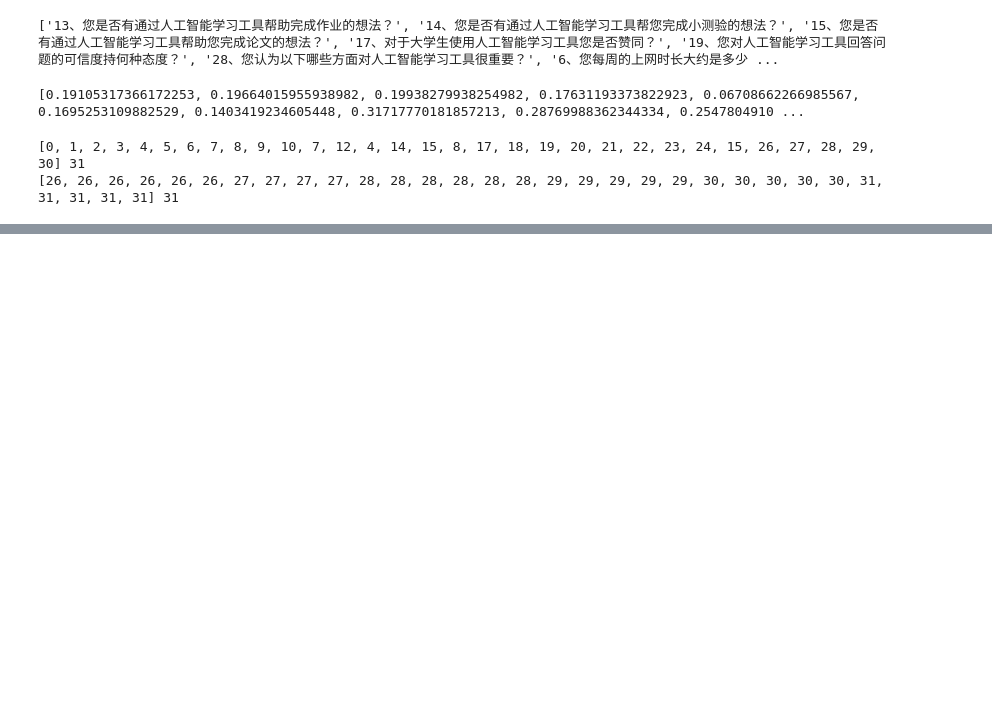
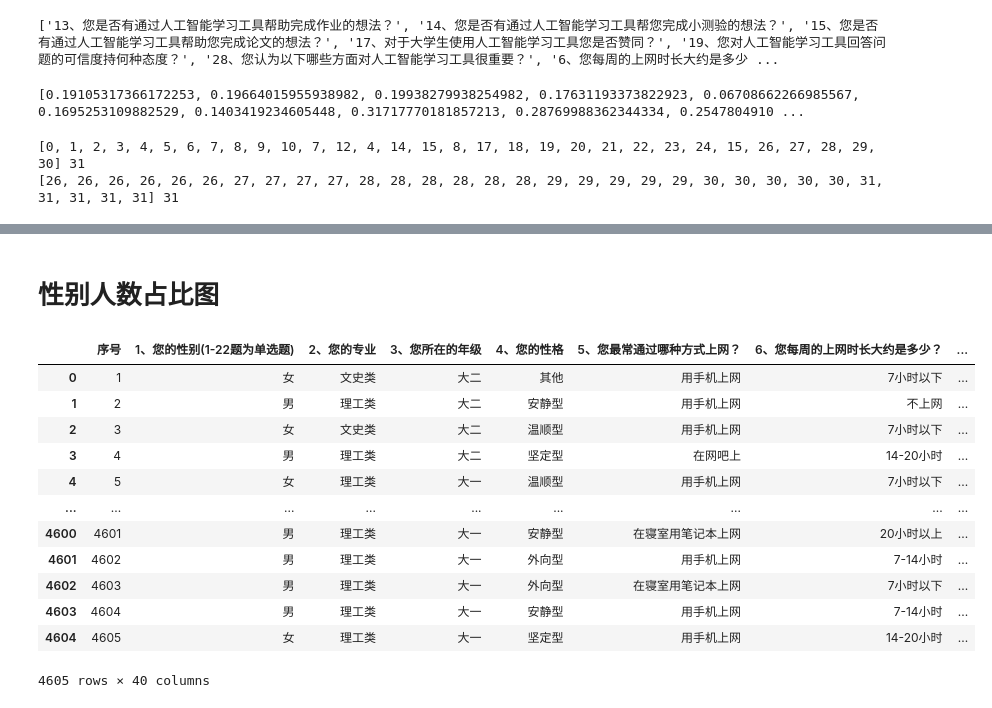
Before and after one commit to lee-nedu/2023shumoCup, a Jupyter notebook: 绘图.ipynb, the cells around one changed output, grey strips where cells are left out. Drawn from its saved outputs; the diff is of its cells as text; code cells hidden in the pictures; blank space fills up the shorter version.

```diff
--- a/绘图.ipynb
+++ b/绘图.ipynb
@@ -93,0 +95,19 @@ fig.show()
+# %% [markdown]
+# 性别人数占比图
+# %%
+df = pd.read_excel('Q1-5问题topsis和原始问卷汇总结果.xlsx')
+df
+# %% [output]
+|  | 序号 | 1、您的性别(1-22题为单选题) | 2、您的专业 | 3、您所在的年级 | 4、您的性格 | 5、您最常通过哪种方式上网？ | 6、您每周的上网时长大约是多少？ | ... |
+| 0 | 1 | 女 | 文史类 | 大二 | 其他 | 用手机上网 | 7小时以下 | ... |
+| 1 | 2 | 男 | 理工类 | 大二 | 安静型 | 用手机上网 | 不上网 | ... |
+| 2 | 3 | 女 | 文史类 | 大二 | 温顺型 | 用手机上网 | 7小时以下 | ... |
+| 3 | 4 | 男 | 理工类 | 大二 | 坚定型 | 在网吧上 | 14-20小时 | ... |
+| 4 | 5 | 女 | 理工类 | 大一 | 温顺型 | 用手机上网 | 7小时以下 | ... |
+| ... | ... | ... | ... | ... | ... | ... | ... | ... |
+| 4600 | 4601 | 男 | 理工类 | 大一 | 安静型 | 在寝室用笔记本上网 | 20小时以上 | ... |
+| 4601 | 4602 | 男 | 理工类 | 大一 | 外向型 | 用手机上网 | 7-14小时 | ... |
+| 4602 | 4603 | 男 | 理工类 | 大一 | 外向型 | 在寝室用笔记本上网 | 7小时以下 | ... |
+| 4603 | 4604 | 男 | 理工类 | 大一 | 安静型 | 用手机上网 | 7-14小时 | ... |
+| 4604 | 4605 | 女 | 理工类 | 大一 | 坚定型 | 用手机上网 | 14-20小时 | ... |
+4605 rows × 40 columns
```
Also changed, not shown: parts of 5 cells of this notebook, 7 other files.
